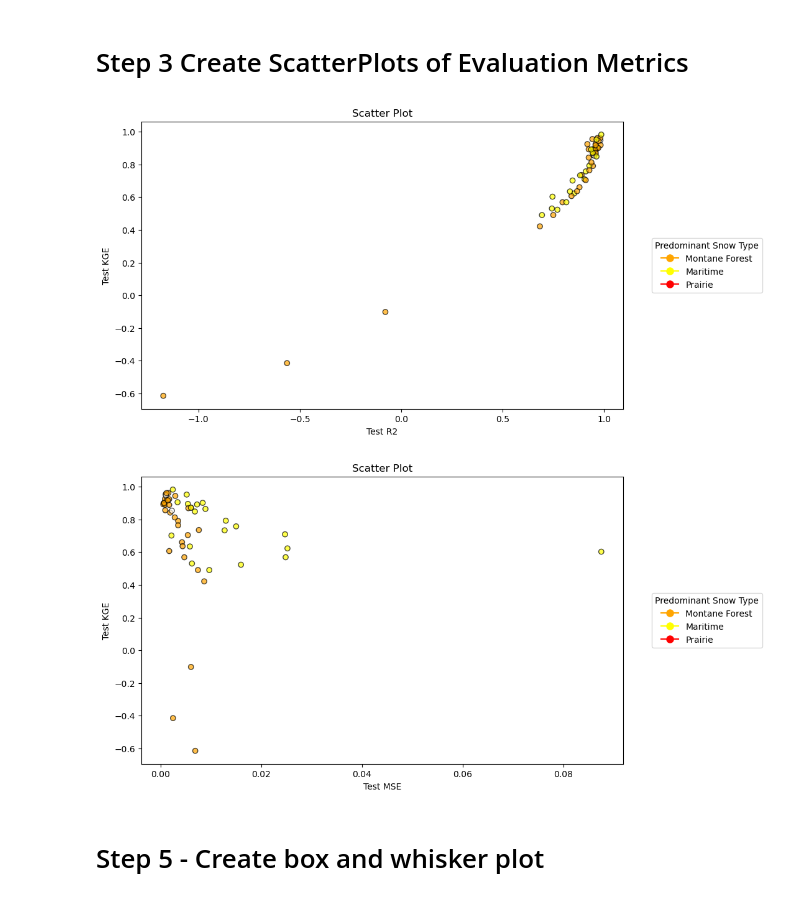
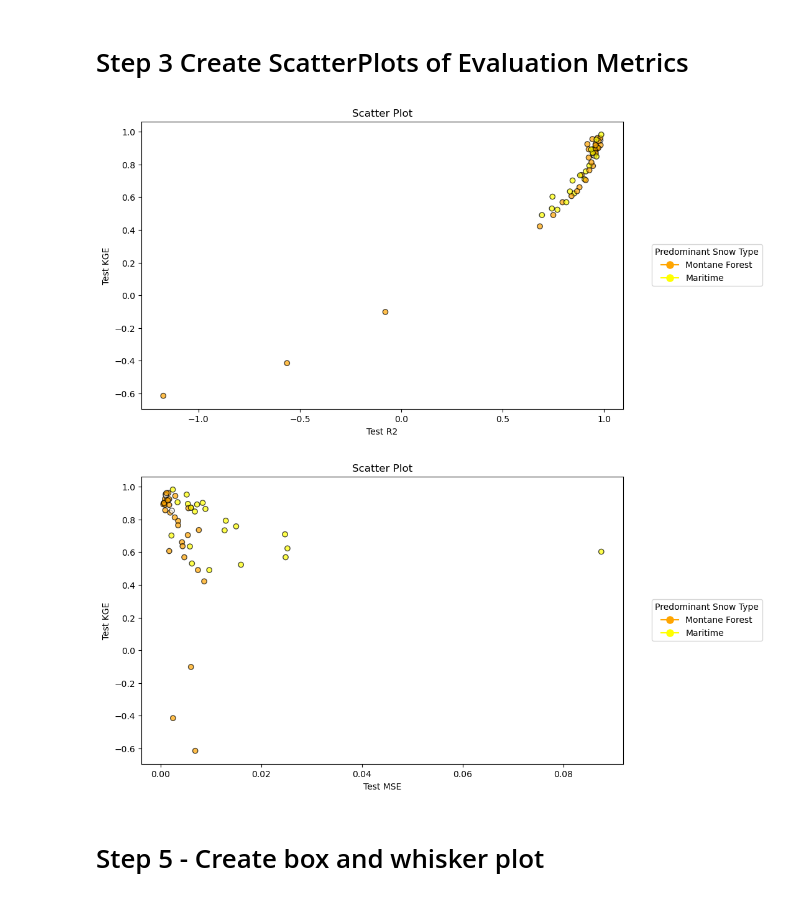
Before and after one commit to DSHydro/SnowML, a Jupyter notebook: notebooks/Ex3_MultiHucTraining/TestSetA.ipynb, the cells around one changed output. Saved outputs shown, nothing was run; the diff lists cells and outputs as text; code cells hidden in the pictures.

```diff
--- a/notebooks/Ex3_MultiHucTraining/TestSetA.ipynb
+++ b/notebooks/Ex3_MultiHucTraining/TestSetA.ipynb
@@ -42,8 +46,7 @@ df_metrics.head(2)
 | 0 | 170103020201 | East Fork Pine Creek | 0.001897 | 0.841758 | 0.924090 | Montane Forest | orange | 1246.835693 | ... |
 | 1 | 170103020301 | Twomile Creek-South Fork Coeur d'... | 0.000845 | 0.924311 | 0.917509 | Montane Forest | orange | 1126.706055 | ... |
 # %%
-color_map = {
+color_map_snow = {
     "Montane Forest": "orange",
     "Maritime": "yellow",
-    "Prairie": "red"
 }
@@ -205,14 +303,14 @@ def plot_boxplot_by_2group(df, parameter, title, groupby_column_1, groupby_colum
 # Step 3 Create ScatterPlots of Evaluation Metrics
 # %%
 # All results
-plot_scatter(df_metrics, "Test_R2", "Test KGE", color_map, )
+plot_scatter(df_metrics, "Test_R2", "Test KGE", color_map_snow)
 # %% [output]
-[figure, old version]
+[figure, new version]
 # %%
 # All results
-plot_scatter(df_metrics, "Test MSE", "Test KGE", color_map, )
+plot_scatter(df_metrics, "Test MSE", "Test KGE", color_map_snow)
 # %% [output]
-[figure, old version]
+[figure, new version]
 # %% [markdown]
 # Step 5 - Create box and whisker plot
 # %%
```
Also changed, not shown: parts of 23 cells of this notebook, 24 other files.
